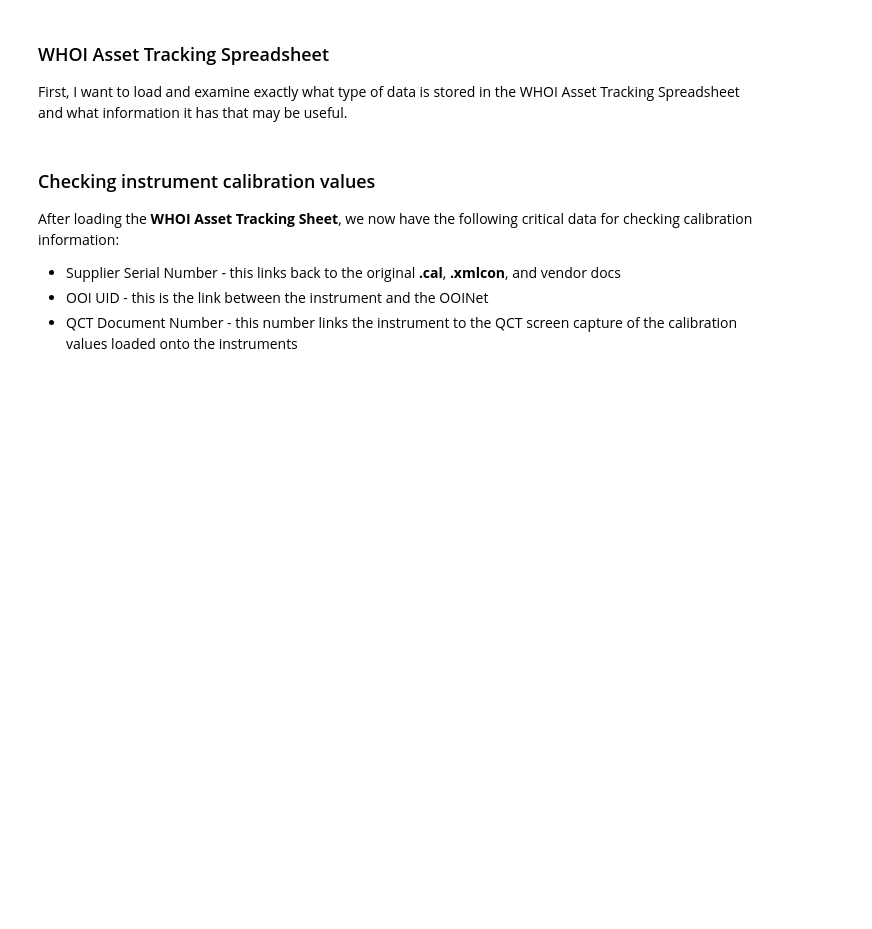
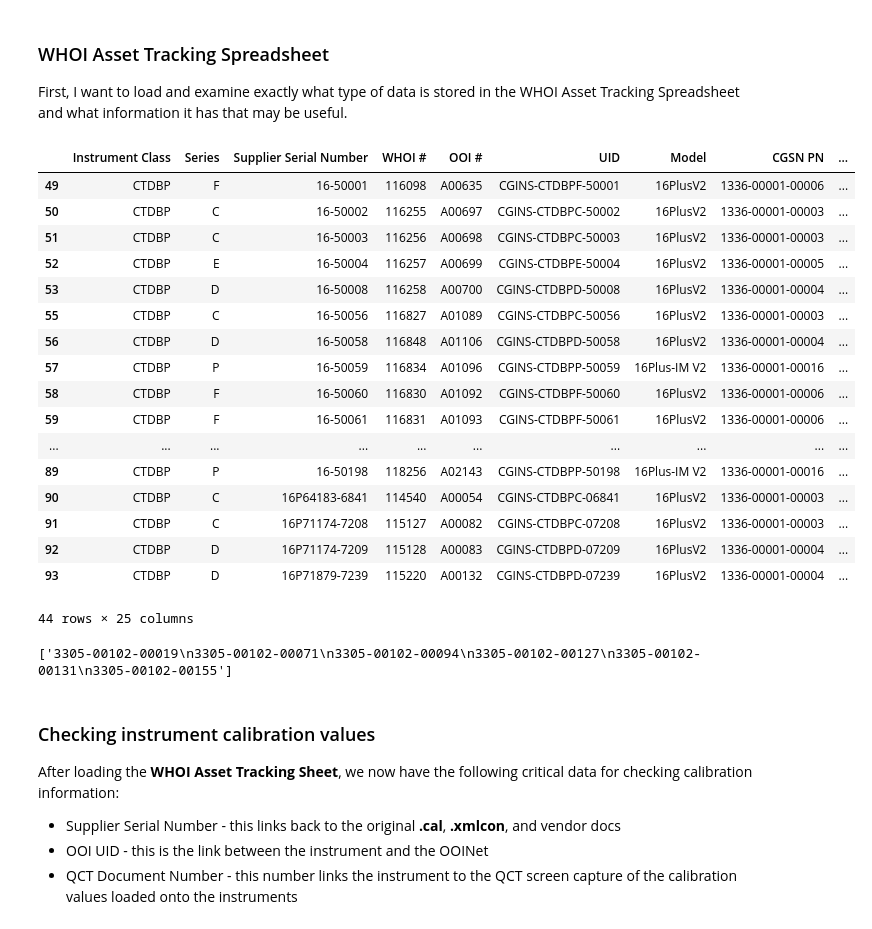
Before and after one commit to cooleyky/QAQC_Sandbox, a Jupyter notebook: Metadata_Review/Metadata_Review.ipynb, the cells around one changed output. Cells and saved outputs as stored; diff of their text form; code cells hidden in the pictures; blank space fills up the shorter version.

```diff
--- a/Metadata_Review/Metadata_Review.ipynb
+++ b/Metadata_Review/Metadata_Review.ipynb
@@ -115,5 +115,24 @@ excel_spreadsheet = '/media/andrew/OS/Users/areed/Documents/Project_Files/Docume
 sheet_name = 'Sensors'
 # %%
 # What are all the different series of CTDs?
-PHSEND = whoi_asset_tracking(excel_spreadsheet,sheet_name,instrument_class='PHSEN',whoi=True)
-PHSEND[PHSEND['Supplier\nSerial Number']=='P0068']
+CTDBP = whoi_asset_tracking(excel_spreadsheet,sheet_name,instrument_class='CTDBP',whoi=True)
+CTDBP
+# %% [output]
+|  | Instrument Class | Series | Supplier Serial Number | WHOI # | OOI # | UID | Model | CGSN PN | ... |
+| 49 | CTDBP | F | 16-50001 | 116098 | A00635 | CGINS-CTDBPF-50001 | 16PlusV2 | 1336-00001-00006 | ... |
+| 50 | CTDBP | C | 16-50002 | 116255 | A00697 | CGINS-CTDBPC-50002 | 16PlusV2 | 1336-00001-00003 | ... |
+| 51 | CTDBP | C | 16-50003 | 116256 | A00698 | CGINS-CTDBPC-50003 | 16PlusV2 | 1336-00001-00003 | ... |
+| 52 | CTDBP | E | 16-50004 | 116257 | A00699 | CGINS-CTDBPE-50004 | 16PlusV2 | 1336-00001-00005 | ... |
+| 53 | CTDBP | D | 16-50008 | 116258 | A00700 | CGINS-CTDBPD-50008 | 16PlusV2 | 1336-00001-00004 | ... |
+| 55 | CTDBP | C | 16-50056 | 116827 | A01089 | CGINS-CTDBPC-50056 | 16PlusV2 | 1336-00001-00003 | ... |
+| 56 | CTDBP | D | 16-50058 | 116848 | A01106 | CGINS-CTDBPD-50058 | 16PlusV2 | 1336-00001-00004 | ... |
+| 57 | CTDBP | P | 16-50059 | 116834 | A01096 | CGINS-CTDBPP-50059 | 16Plus-IM V2 | 1336-00001-00016 | ... |
+| 58 | CTDBP | F | 16-50060 | 116830 | A01092 | CGINS-CTDBPF-50060 | 16PlusV2 | 1336-00001-00006 | ... |
+| 59 | CTDBP | F | 16-50061 | 116831 | A01093 | CGINS-CTDBPF-50061 | 16PlusV2 | 1336-00001-00006 | ... |
+| ... | ... | ... | ... | ... | ... | ... | ... | ... | ... |
+| 89 | CTDBP | P | 16-50198 | 118256 | A02143 | CGINS-CTDBPP-50198 | 16Plus-IM V2 | 1336-00001-00016 | ... |
+| 90 | CTDBP | C | 16P64183-6841 | 114540 | A00054 | CGINS-CTDBPC-06841 | 16PlusV2 | 1336-00001-00003 | ... |
+| 91 | CTDBP | C | 16P71174-7208 | 115127 | A00082 | CGINS-CTDBPC-07208 | 16PlusV2 | 1336-00001-00003 | ... |
+| 92 | CTDBP | D | 16P71174-7209 | 115128 | A00083 | CGINS-CTDBPD-07209 | 16PlusV2 | 1336-00001-00004 | ... |
+| 93 | CTDBP | D | 16P71879-7239 | 115220 | A00132 | CGINS-CTDBPD-07239 | 16PlusV2 | 1336-00001-00004 | ... |
+44 rows × 25 columns
@@ -122,3 +139,7 @@ set(CTDBP['Series'])
+# %%
+list(CTDBP[CTDBP['Supplier\nSerial Number'] == '16-50002']['QCT Testing'])
+# %% [output]
+['3305-00102-00019\n3305-00102-00071\n3305-00102-00094\n3305-00102-00127\n3305-00102-00131\n3305-00102-00155']
 # %%
 CTDBPP = whoi_asset_tracking(excel_spreadsheet,sheet_name,instrument_class='CTDBP',whoi=True,series='P')
 # %%
```
Also changed, not shown: parts of 3 cells of this notebook, 3 other files.
